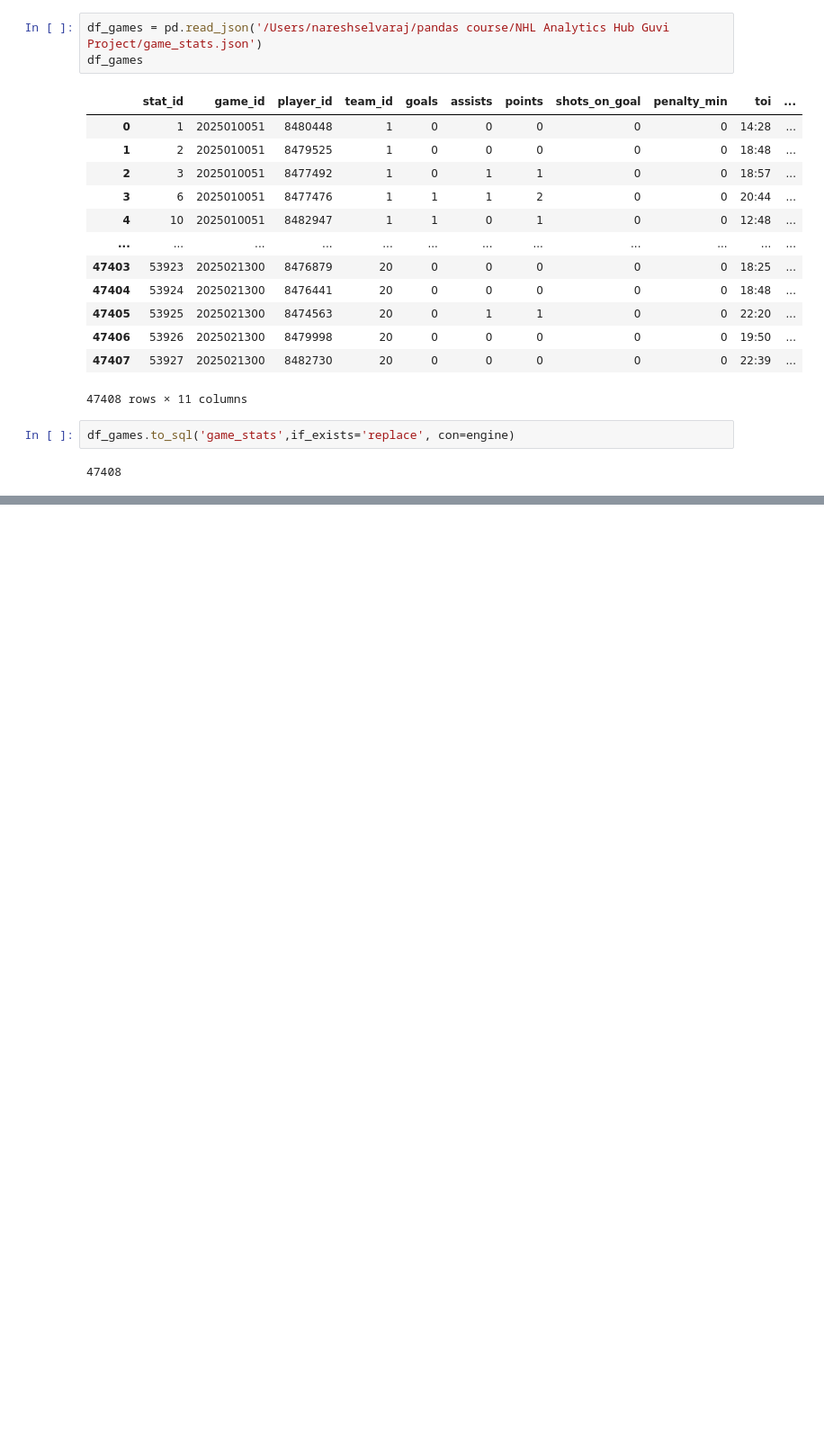
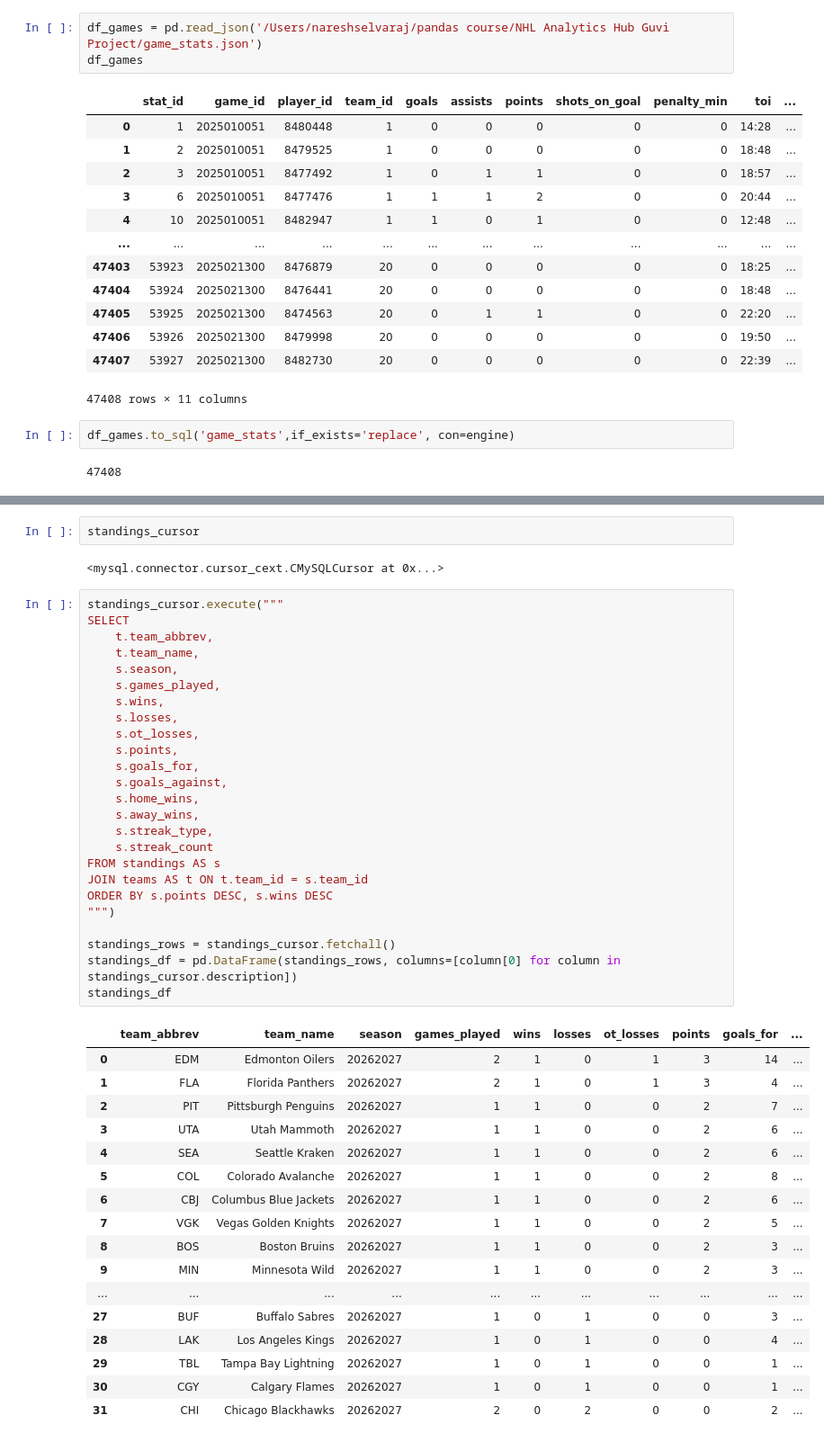
Before and after one commit to Nareshselvaraj1302/NHL-Analytics-Hub-Guvi-Project, a Jupyter notebook: NHLStreamlitDashboard.ipynb, the cells around one changed output, grey strips where cells are left out. Shown at 90% size. Drawn from its saved outputs; the diff is of its cells as text; blank space fills up the shorter version.

```diff
--- a/NHLStreamlitDashboard.ipynb
+++ b/NHLStreamlitDashboard.ipynb
@@ -248,0 +363,47 @@ df_games.to_sql('game_stats',if_exists='replace', con=engine)
+# %%
+standings_cursor
+# %% [output]
+<mysql.connector.cursor_cext.CMySQLCursor at 0x...>
+# %%
+standings_cursor.execute("""
+SELECT
+    t.team_abbrev,
+    t.team_name,
+    s.season,
+    s.games_played,
+    s.wins,
+    s.losses,
+    s.ot_losses,
+    s.points,
+    s.goals_for,
+    s.goals_against,
+    s.home_wins,
+    s.away_wins,
+    s.streak_type,
+    s.streak_count
+FROM standings AS s
+JOIN teams AS t ON t.team_id = s.team_id
+ORDER BY s.points DESC, s.wins DESC
+""")
+
+standings_rows = standings_cursor.fetchall()
+standings_df = pd.DataFrame(standings_rows, columns=[column[0] for column in standings_cursor.description])
+standings_df
+# %% [output]
+|  | team_abbrev | team_name | season | games_played | wins | losses | ot_losses | points | goals_for | ... |
+| 0 | EDM | Edmonton Oilers | 20262027 | 2 | 1 | 0 | 1 | 3 | 14 | ... |
+| 1 | FLA | Florida Panthers | 20262027 | 2 | 1 | 0 | 1 | 3 | 4 | ... |
+| 2 | PIT | Pittsburgh Penguins | 20262027 | 1 | 1 | 0 | 0 | 2 | 7 | ... |
+| 3 | UTA | Utah Mammoth | 20262027 | 1 | 1 | 0 | 0 | 2 | 6 | ... |
+| 4 | SEA | Seattle Kraken | 20262027 | 1 | 1 | 0 | 0 | 2 | 6 | ... |
+| 5 | COL | Colorado Avalanche | 20262027 | 1 | 1 | 0 | 0 | 2 | 8 | ... |
+| 6 | CBJ | Columbus Blue Jackets | 20262027 | 1 | 1 | 0 | 0 | 2 | 6 | ... |
+| 7 | VGK | Vegas Golden Knights | 20262027 | 1 | 1 | 0 | 0 | 2 | 5 | ... |
+| 8 | BOS | Boston Bruins | 20262027 | 1 | 1 | 0 | 0 | 2 | 3 | ... |
+| 9 | MIN | Minnesota Wild | 20262027 | 1 | 1 | 0 | 0 | 2 | 3 | ... |
+| ... | ... | ... | ... | ... | ... | ... | ... | ... | ... | ... |
+| 27 | BUF | Buffalo Sabres | 20262027 | 1 | 0 | 1 | 0 | 0 | 3 | ... |
+| 28 | LAK | Los Angeles Kings | 20262027 | 1 | 0 | 1 | 0 | 0 | 4 | ... |
+| 29 | TBL | Tampa Bay Lightning | 20262027 | 1 | 0 | 1 | 0 | 0 | 1 | ... |
+| 30 | CGY | Calgary Flames | 20262027 | 1 | 0 | 1 | 0 | 0 | 1 | ... |
+| 31 | CHI | Chicago Blackhawks | 20262027 | 2 | 0 | 2 | 0 | 0 | 2 | ... |
```
Also changed, not shown: parts of 10 cells of this notebook.
